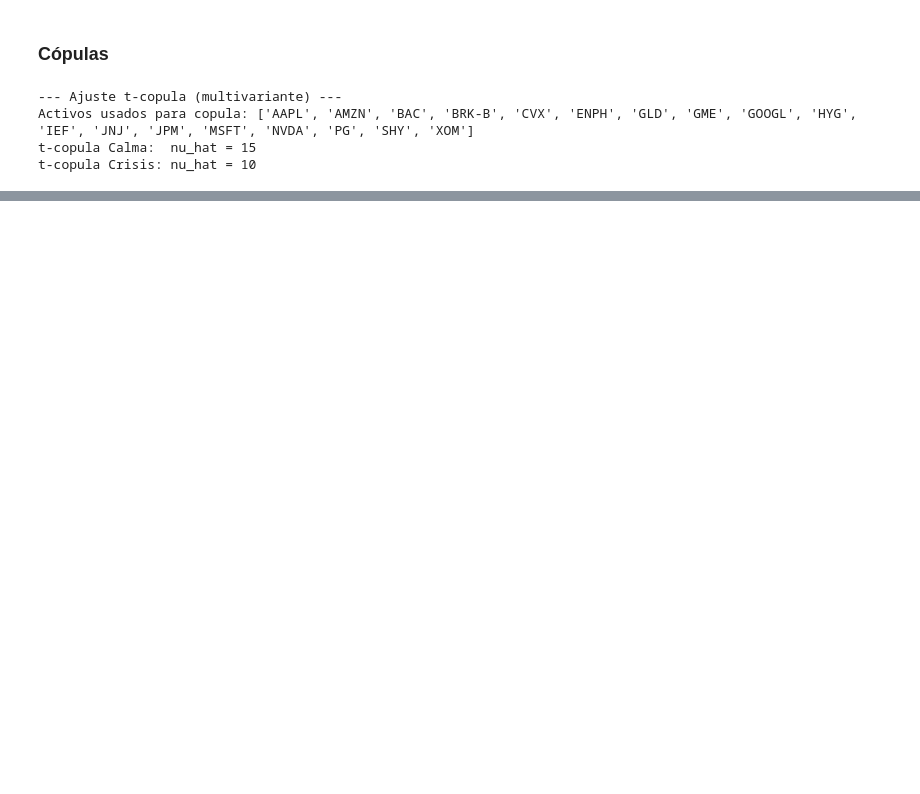
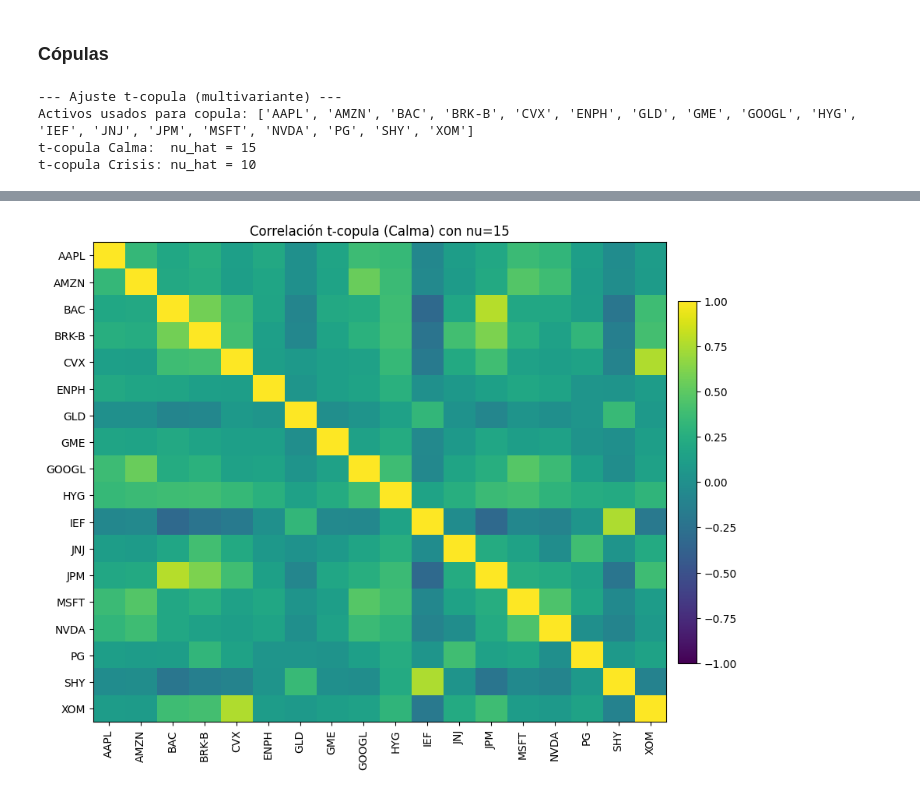
Before and after one commit to alonsodt/Practica-Riesgos-MIAX, a Jupyter notebook: Riesgos (1).ipynb, the cells around one changed output, grey strips where cells are left out. Saved outputs shown, nothing was run; the diff lists cells and outputs as text; code cells hidden in the pictures; blank space fills up the shorter version.

```diff
--- a/Riesgos (1).ipynb
+++ b/Riesgos (1).ipynb
@@ -855,0 +782,5 @@ Media λ (Crisis): 0.06797300456482919
+# %%
+nu_calm_corr_df = pd.DataFrame(nu_calm_corr, index=calm_columns, columns=calm_columns)
+plot_heatmap_corr(nu_calm_corr_df, f"Correlación t-copula (Calma) con nu={calm_nu}", vmin=-1, vmax=1)
+# %% [output]
+[figure, added]
```
Also changed, not shown: parts of 27 cells of this notebook.
